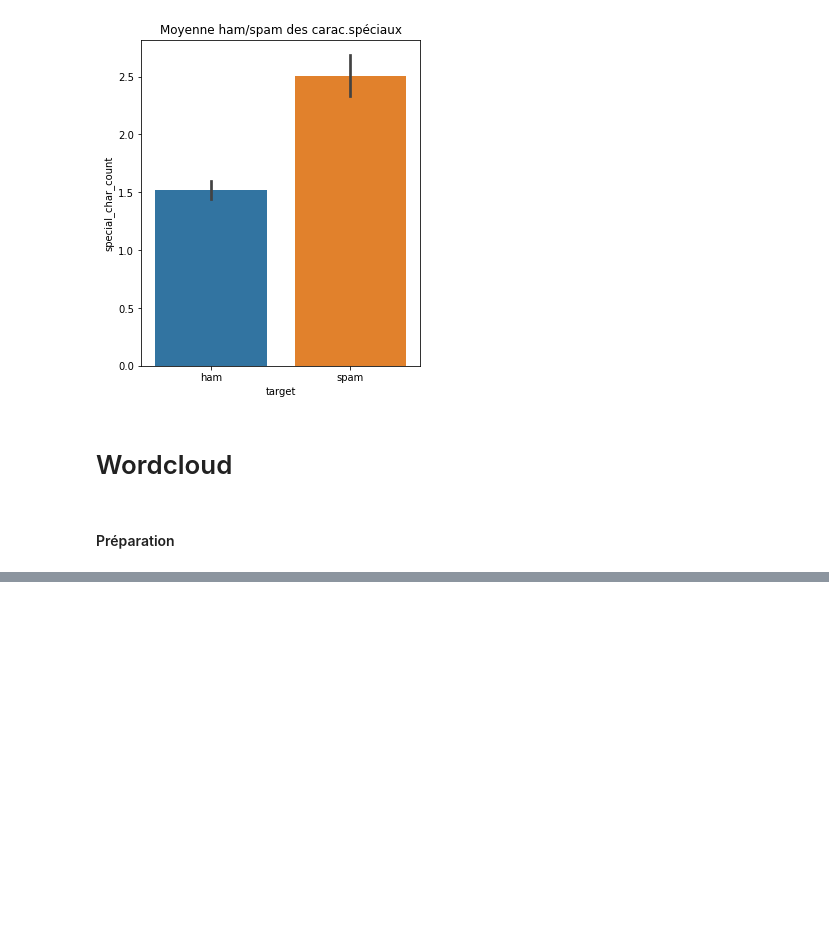
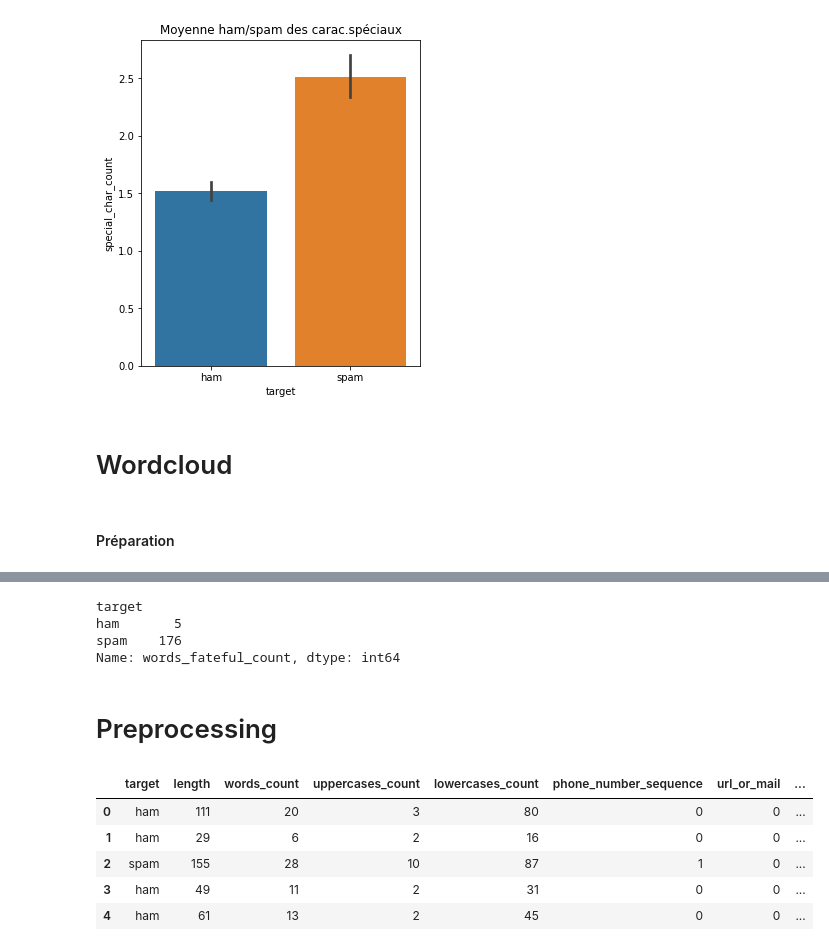
Before and after one commit to dataIA-2021/G4_SpamClassifier, a Jupyter notebook: Etude.ipynb, the cells around one changed output, grey strips where cells are left out. Drawn from its saved outputs; the diff is of its cells as text; code cells hidden in the pictures; blank space fills up the shorter version.

```diff
--- a/Etude.ipynb
+++ b/Etude.ipynb
@@ -312,14 +240,0 @@ wordsList = ['prize','urgent','free','mobile','please call','call now','cash','c
-# %%
-def countWordsInText(txt):
-    res = 0
-    nb = 0
-    for i in wordsList:
-        if txt.find(i) != -1:
-            nb += 1
-
-    if nb > 3:
-        res = 1
-    else:
-        res = 0
-
-    return res
@@ -350,0 +314,15 @@ df
+# %%
+wordsList = ['prize','urgent','free','mobile','please','cash','chat','win','txt','reply','phone','new','now','call','tone','claim','won','chance']
+# %%
+def countWordsInText(txt):
+    res = 0
+    nb = 0
+    for i in wordsList:
+        nb += len(re.findall(r"\b" + i + r"\b", txt))
+
+    if nb > 3:
+        res = 1
+    else:
+        res = 0
+
+    return res
@@ -350,0 +352,18 @@ df
+# %%
+df.groupby(['target'])['words_fateful_count'].sum()
+# %% [output]
+target
+ham       5
+spam    176
+Name: words_fateful_count, dtype: int64
+# %% [markdown]
+# Preprocessing
+# %%
+df.head()
+# %% [output]
+|  | target | length | words_count | uppercases_count | lowercases_count | phone_number_sequence | url_or_mail | ... |
+| 0 | ham | 111 | 20 | 3 | 80 | 0 | 0 | ... |
+| 1 | ham | 29 | 6 | 2 | 16 | 0 | 0 | ... |
+| 2 | spam | 155 | 28 | 10 | 87 | 1 | 0 | ... |
+| 3 | ham | 49 | 11 | 2 | 31 | 0 | 0 | ... |
+| 4 | ham | 61 | 13 | 2 | 45 | 0 | 0 | ... |
```
Also changed, not shown: parts of 31 cells of this notebook.
